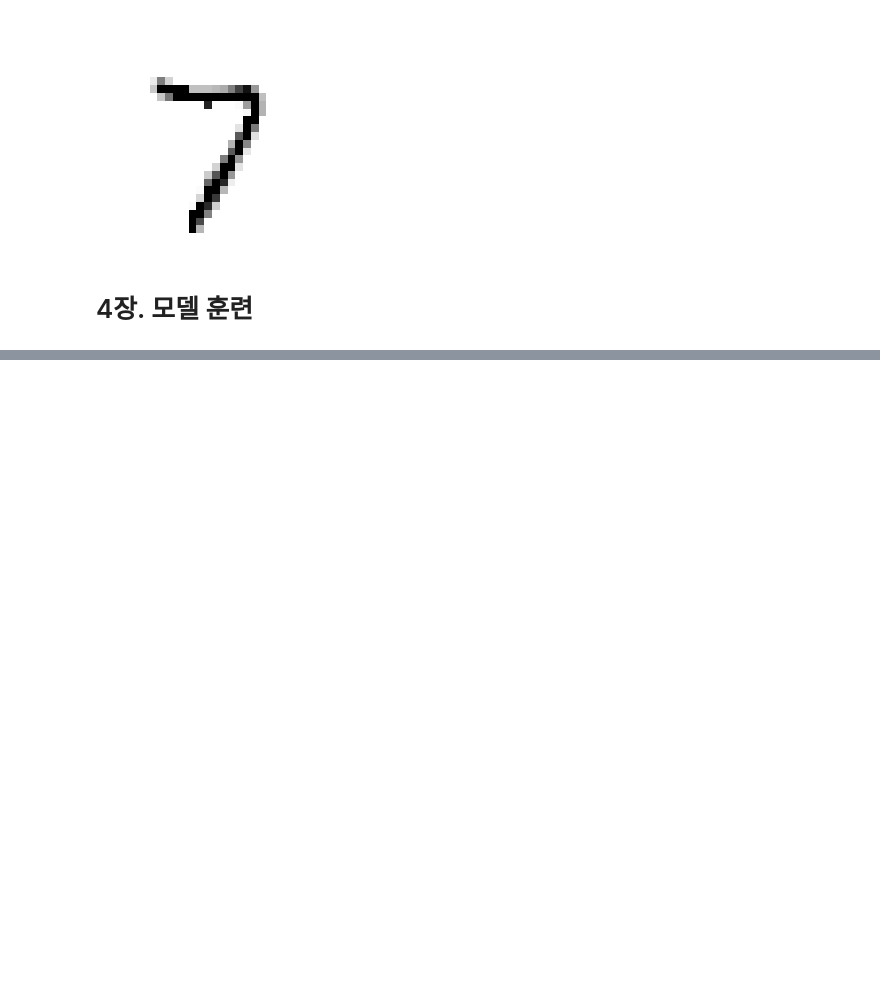
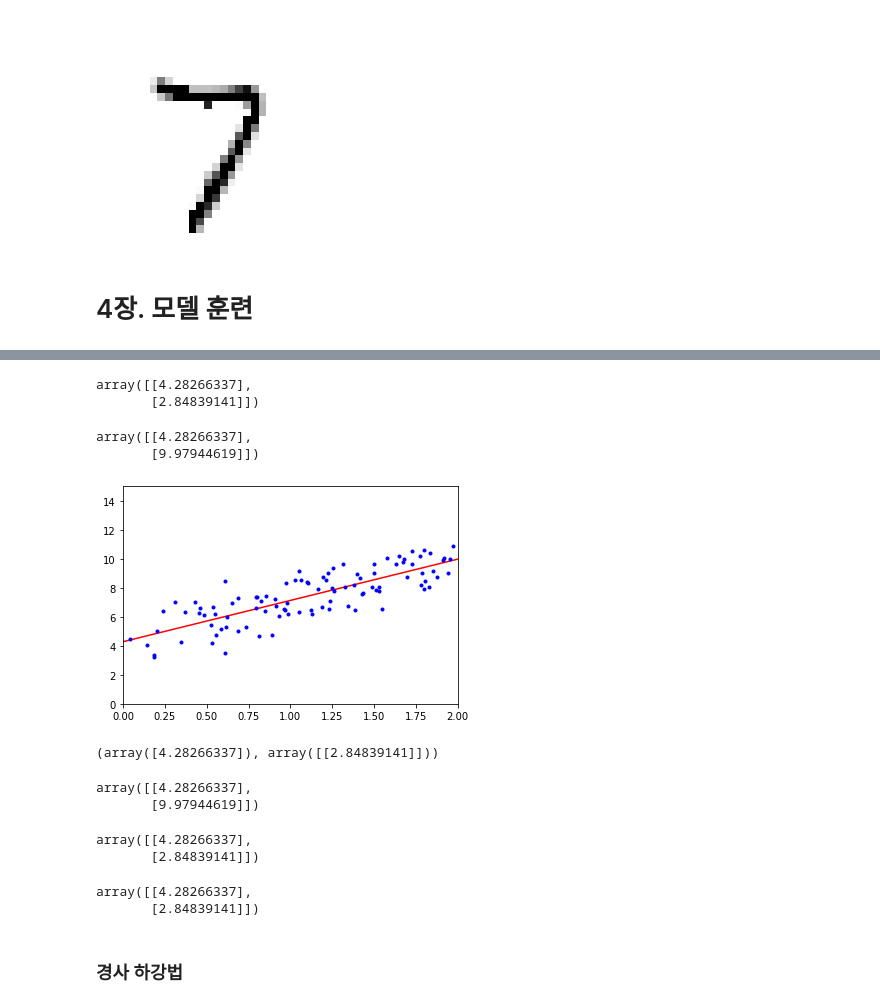
Before and after one commit to Yoon0527/AI_study, a Jupyter notebook: Hands_on_ML(1~4).ipynb, the cells around one changed output, grey strips where cells are left out. Drawn from its saved outputs; the diff is of its cells as text; code cells hidden in the pictures; blank space fills up the shorter version.

```diff
--- a/Hands_on_ML(1~4).ipynb
+++ b/Hands_on_ML(1~4).ipynb
@@ -1917,0 +1945,72 @@ plot_digit(clean_digit)
+# %%
+# np.c_: 두 데이터를 길게 붙여 두 열로 만들어 행렬을 만든다.
+# np.ones: 행렬의 구성 원소가 전부 1인 행렬.
+# X_b 변수에 (100, 1)인 행렬의 원소가 전부 1인 행렬과 X를 이어붙여 저장하셈
+X_b = np.c_[np.ones((100, 1)), X]  # 모든 샘플에 x0 = 1을 추가합니다.
+
+# np.linalg: 넘파이 선형대수 모듈
+  # np.linalg.inv: 역행렬 계산
+  # T: 행렬를 Transpose 형태를 회전시켜 변형한다.
+  # dot: 행렬 곱셈
+# X_b를 transpose한 행렬과 기존의 X_b를 행렬 곱셈한 결과의 역행렬을 계산,
+# 위 결과 행렬과 X_b.T 행렬, y 행렬을 곱한다.
+theta_best = np.linalg.inv(X_b.T.dot(X_b)).dot(X_b.T).dot(y)
+# %%
+# 정규 방정식으로 계산한 값을 확인
+theta_best
+# %% [output]
+array([[4.28266337],
+       [2.84839141]])
+# %%
+# [[0], [2]]로 이루어진 행렬
+X_new = np.array([[0], [2]])
+
+# 2행 1열이 1로 이루어진 행렬과 X_new를 이어 붙임
+X_new_b = np.c_[np.ones((2, 1)), X_new]  # 모든 샘플에 x0 = 1을 추가합니다.
+
+# 예측 생성
+y_predict = X_new_b.dot(theta_best)
+y_predict
+# %% [output]
+array([[4.28266337],
+       [9.97944619]])
+# %%
+plt.plot(X_new, y_predict, "r-")
+plt.plot(X, y, "b.")
+plt.axis([0, 2, 0, 15])
+plt.show()
+# %% [output]
+[figure, added]
+# %%
+# sklearn에서 제공하는 선형 회귀 모델 import
+from sklearn.linear_model import LinearRegression
+
+# LinearRegression() 객체 생성
+lin_reg = LinearRegression()
+lin_reg.fit(X, y)
+
+# intercept: 절편
+# coef: 기울기
+lin_reg.intercept_, lin_reg.coef_
+# %% [output]
+(array([4.28266337]), array([[2.84839141]]))
+# %%
+lin_reg.predict(X_new)
+# %% [output]
+array([[4.28266337],
+       [9.97944619]])
+# %%
+# LinearRegression 클래스는 scipy.linalg.lstsq() 함수를 기반으로 하는데, 이 함수를 직접 호출
+theta_best_svd, residuals, rank, s = np.linalg.lstsq(X_b, y, rcond=1e-6)
+theta_best_svd
+# %% [output]
+array([[4.28266337],
+       [2.84839141]])
+# %%
+# np.linalg.pinv() 메서드로 유사 역행렬을 구한다
+np.linalg.pinv(X_b).dot(y)
+# %% [output]
+array([[4.28266337],
+       [2.84839141]])
+# %% [markdown]
+### 경사 하강법
```
Also changed, not shown: parts of 6 cells of this notebook.
